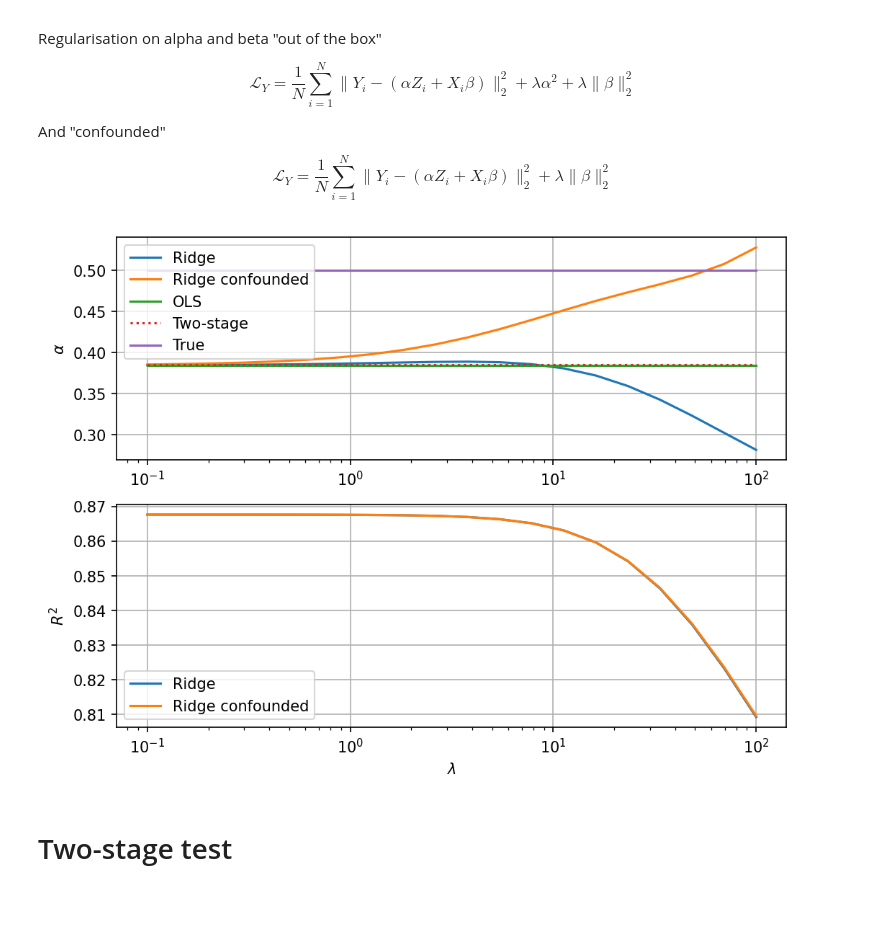
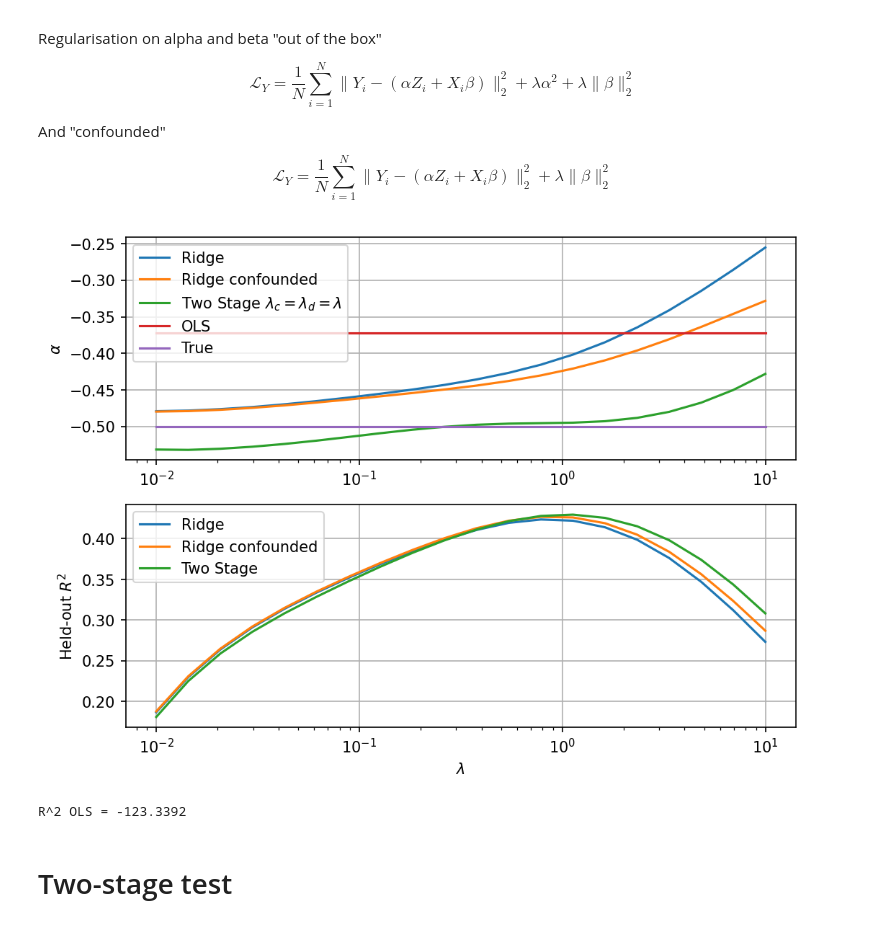
Before and after one commit to gradientinstitute/twostageridge, a Jupyter notebook: notebooks/regularisation_test.ipynb, the cells around one changed output. Cells and saved outputs as stored; diff of their text form; code cells hidden in the pictures.

Commit message:
more interesting ridge regression comparison

```diff
--- a/notebooks/regularisation_test.ipynb
+++ b/notebooks/regularisation_test.ipynb
@@ -73,47 +73,60 @@ $$\mathcal{L}_Y = \frac{1}{N} \sum^N_{i=1} \|Y_i - (\alpha Z_i + X_i \beta) \|^2
 # %%
 ols = LinearRegression().fit(W, Y)
 alpha_ols =  ols.coef_[0]
+score_ols = ols.score(W_test, Y_test)
 
-ts = TwoStageRidge(treatment_index=0, regulariser1=1., regulariser2=1.).fit(W, Y)
-alpha_ts = ts.alpha_
+#ts = TwoStageRidge(treatment_index=0, regulariser1=.1, regulariser2=.1).fit(W, Y)
+#alpha_ts = ts.alpha_
 
-regularisers = np.logspace(-1, 2, 20)
+regularisers = np.logspace(*regulariser_range, 20)
 alpha_ridge = np.zeros_like(regularisers)
 alpha_conf = np.zeros_like(regularisers)
+alpha_ts = np.zeros_like(regularisers)
 scores_ridge = np.zeros_like(regularisers)
 scores_conf = np.zeros_like(regularisers)
-
+scores_ts = np.zeros_like(regularisers)
 
 for i, regulariser in enumerate(regularisers):
+    ts = TwoStageRidge(treatment_index=0, regulariser1=regulariser, regulariser2=regulariser).fit(W, Y)
+    alpha_ts[i] = ts.alpha_
+    scores_ts[i] = r2_score(Y_test, ts.predict(W_test))
+
     reg = Ridge(alpha=regulariser).fit(W, Y)
     alpha_ridge[i] = reg.coef_[0]
-    scores_ridge[i] = r2_score(Y, reg.predict(W))
+    scores_ridge[i] = r2_score(Y_test, reg.predict(W_test))
 
-    Wint = np.hstack((W, np.ones((N, 1))))
+    Wint = np.hstack((W, np.ones((N_train, 1))))
+    Wint_test= np.hstack((W_test, np.ones((N_test, 1))))
     reg = np.ones(Wint.shape[1]) * regulariser
     reg[0] = 0.
     reg_conf_weights = ridge_weights(Wint, Y, gamma=reg)
     alpha_conf[i] = reg_conf_weights[0]
-    scores_conf[i] = r2_score(Y, Wint @ reg_conf_weights)
+    scores_conf[i] = r2_score(Y_test, Wint_test @ reg_conf_weights)
 
 fig, (ax1, ax2) = plt.subplots(2, 1, figsize=(8, 6), dpi=150)
 ax1.semilogx(regularisers, alpha_ridge, label="Ridge")
 ax1.semilogx(regularisers, alpha_conf, label="Ridge confounded")
+ax1.semilogx(regularisers, alpha_ts, label="Two Stage $\\lambda_c = \\lambda_d = \\lambda$")
 ax1.semilogx([regularisers[0], regularisers[-1]], [alpha_ols, alpha_ols], label="OLS")
-ax1.semilogx([regularisers[0], regularisers[-1]], [alpha_ts, alpha_ts], ':', label="Two-stage")
+#ax1.semilogx([regularisers[0], regularisers[-1]], [alpha_ts, alpha_ts], ':', label="Two-stage")
 ax1.semilogx([regularisers[0], regularisers[-1]], [alpha, alpha], label="True")
 ax1.set_ylabel("$\\alpha$")
 ax1.grid()
 ax1.legend()
 ax2.semilogx(regularisers, scores_ridge, label="Ridge")
 ax2.semilogx(regularisers, scores_conf, label="Ridge confounded")
+ax2.semilogx(regularisers, scores_ts, label="Two Stage")
+#ax2.semilogx([regularisers[0], regularisers[-1]], [score_ols, score_ols], label="OLS")
 ax2.grid()
-ax2.set_ylabel("$R^2$")
+ax2.set_ylabel("Held-out $R^2$")
 ax2.set_xlabel("$\\lambda$")
 ax2.legend()
 plt.show()
+
+print(f"R^2 OLS = {score_ols:.4f}")
 # %% [output]
-[figure, old version]
+[figure, new version]
+R^2 OLS = -123.3392
 # %% [markdown]
 # Two-stage test
 # %% [markdown]
```
Also changed, not shown: parts of 5 cells of this notebook, 1 other file.
